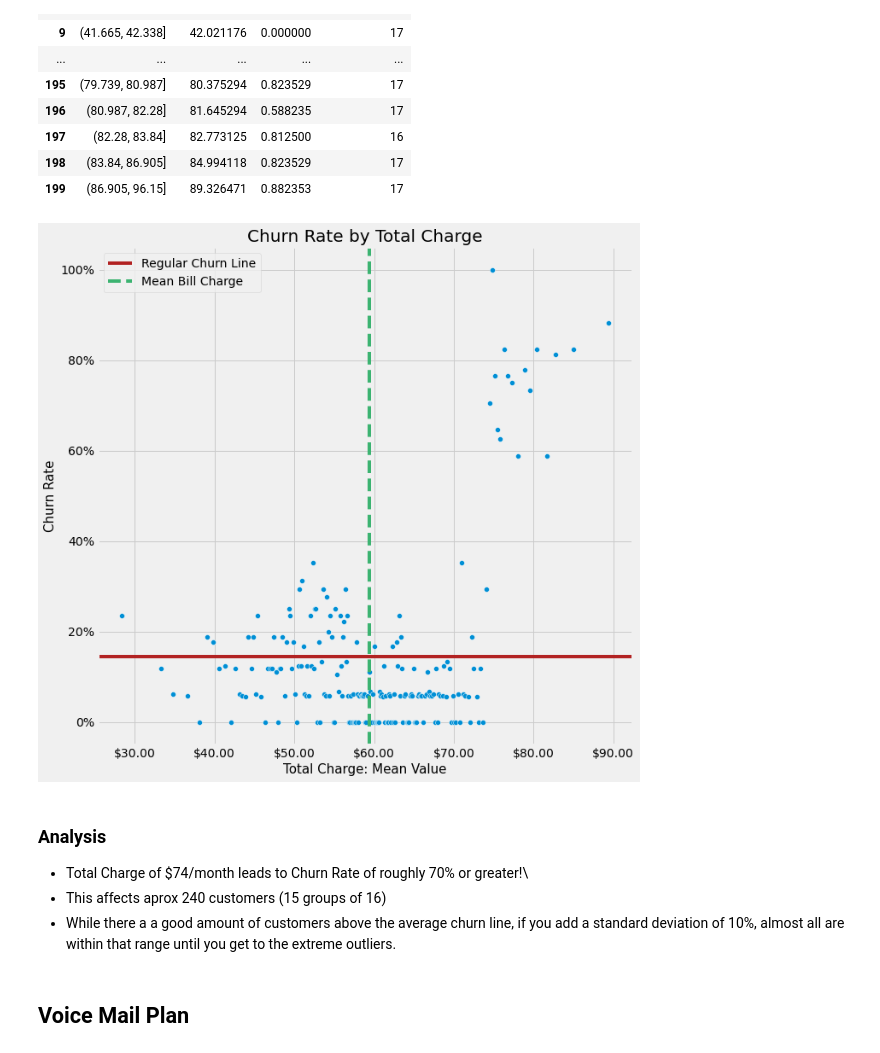
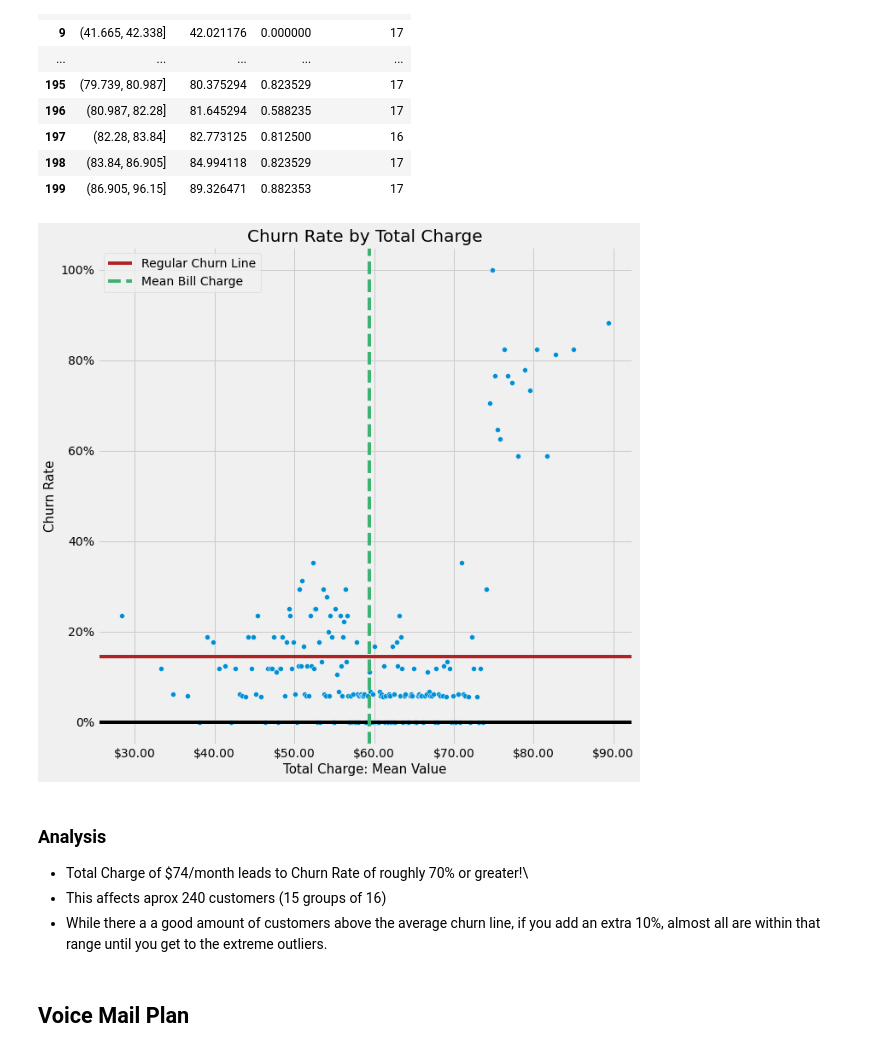
Before and after one commit to jxn628/syriatel-churn-analysis, a Jupyter notebook: student.ipynb, the cells around one changed output. Drawn from its saved outputs; the diff is of its cells as text; code cells hidden in the pictures.

```diff
--- a/student.ipynb
+++ b/student.ipynb
@@ -977,35 +879,35 @@ charge_df
 # %%
 import matplotlib.ticker as mtick
 
 fig, ax = plt.subplots(figsize=(10,10))
 p = sns.scatterplot(x="group_mean", y="churn", data=charge_df);
 
 p.set_xlabel("Total Charge: Mean Value", fontsize = 15)
 p.set_ylabel("Churn Rate", fontsize = 15)
 ax.yaxis.set_major_formatter(mtick.PercentFormatter(xmax=1, decimals=None, symbol='%', is_latex=False))
 #p.xaxis.set_major_formatter(display_millions)
 ax.xaxis.set_major_formatter('${x:1.2f}')
 
 p.set_title("Churn Rate by Total Charge", fontsize = 20)
 plt.figsize=(30,20)
 
 line_1 = plt.axhline(y=.145, color='firebrick')
-#line_2 = plt.axhline(y=.25, color='black')
+line_2 = plt.axhline(y=0, color='black')
 line_3 = plt.axvline(x=59.45, linestyle='--',color='mediumseagreen')
 #line_4 = plt.axvline(x=74.00, color='skyblue')
 
 ax.legend([line_1, line_3], ['Regular Churn Line', 'Mean Bill Charge'])
 plt.savefig('images/project_3_total_charge_churn')
 
 
 plt.show();
 # %% [output]
-[figure, old version]
+[figure, new version]
 # %% [markdown]
 ### Analysis
 - Total Charge of $74/month leads to Churn Rate of roughly 70% or greater!\
 - This affects aprox 240 customers (15 groups of 16)
-- While there a a good amount of customers above the average churn line, if you add a standard deviation of 10%, almost all are within that range until you get to the extreme outliers.
+- While there a a good amount of customers above the average churn line, if you add an extra 10%, almost all are within that range until you get to the extreme outliers.
 # %% [markdown]
 ## Voice Mail Plan
 # %%
```
Also changed, not shown: parts of 57 cells of this notebook.
